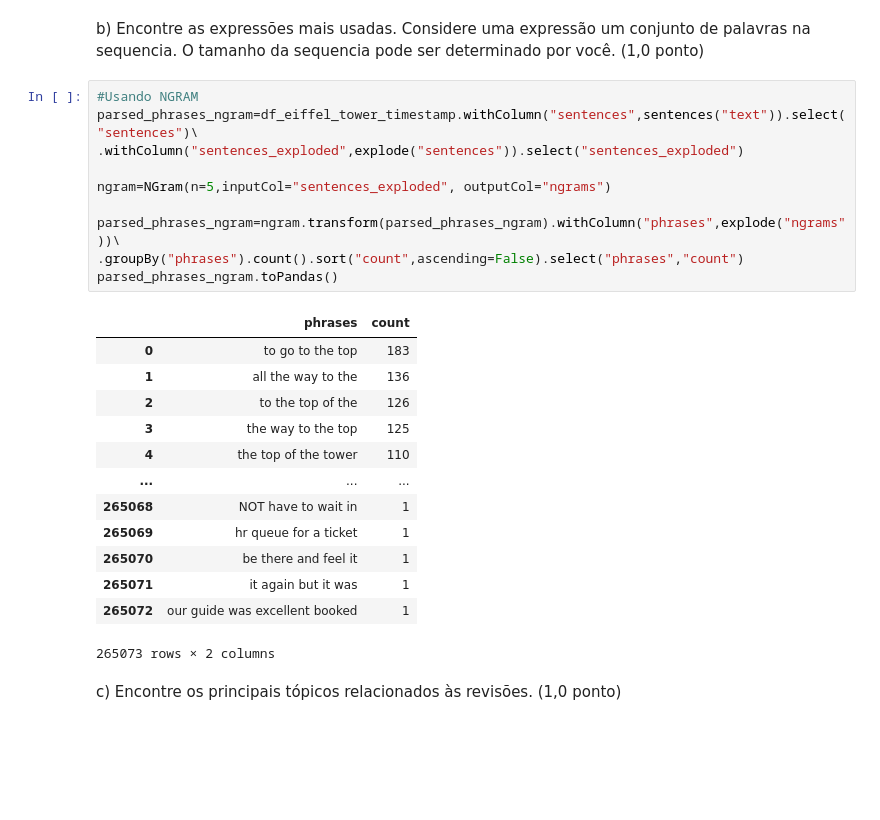
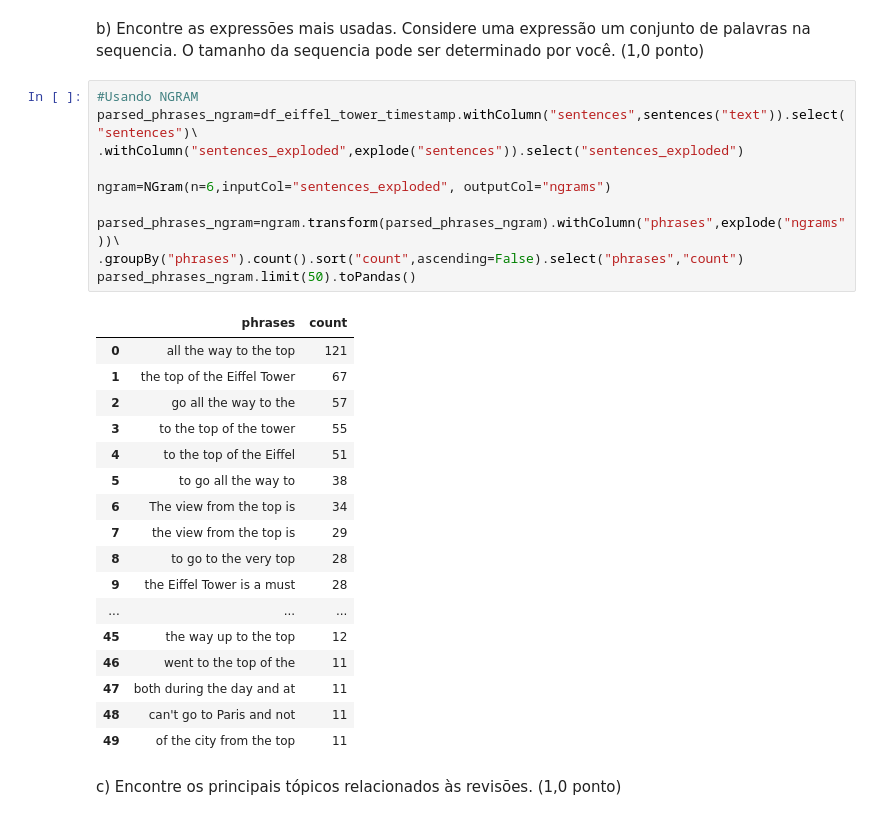
Before and after one commit to VicMisael/MapReduceNuvem2022, a Jupyter notebook: MapReduce.ipynb, the cells around one changed output. Cells and saved outputs as stored; diff of their text form; blank space fills up the shorter version.

```diff
--- a/MapReduce.ipynb
+++ b/MapReduce.ipynb
@@ -368,27 +373,31 @@ você. (1,0 ponto)
 # %%
 #Usando NGRAM
 parsed_phrases_ngram=df_eiffel_tower_timestamp.withColumn("sentences",sentences("text")).select("sentences")\
 .withColumn("sentences_exploded",explode("sentences")).select("sentences_exploded")
 
-ngram=NGram(n=5,inputCol="sentences_exploded", outputCol="ngrams")
+ngram=NGram(n=6,inputCol="sentences_exploded", outputCol="ngrams")
 
 parsed_phrases_ngram=ngram.transform(parsed_phrases_ngram).withColumn("phrases",explode("ngrams"))\
 .groupBy("phrases").count().sort("count",ascending=False).select("phrases","count")
-parsed_phrases_ngram.toPandas()
+parsed_phrases_ngram.limit(50).toPandas()
 # %% [output]
 |  | phrases | count |
-| 0 | to go to the top | 183 |
-| 1 | all the way to the | 136 |
-| 2 | to the top of the | 126 |
-| 3 | the way to the top | 125 |
-| 4 | the top of the tower | 110 |
+| 0 | all the way to the top | 121 |
+| 1 | the top of the Eiffel Tower | 67 |
+| 2 | go all the way to the | 57 |
+| 3 | to the top of the tower | 55 |
+| 4 | to the top of the Eiffel | 51 |
+| 5 | to go all the way to | 38 |
+| 6 | The view from the top is | 34 |
+| 7 | the view from the top is | 29 |
+| 8 | to go to the very top | 28 |
+| 9 | the Eiffel Tower is a must | 28 |
 | ... | ... | ... |
-| 265068 | NOT have to wait in | 1 |
-| 265069 | hr queue for a ticket | 1 |
-| 265070 | be there and feel it | 1 |
-| 265071 | it again but it was | 1 |
-| 265072 | our guide was excellent booked | 1 |
+| 45 | the way up to the top | 12 |
+| 46 | went to the top of the | 11 |
+| 47 | both during the day and at | 11 |
+| 48 | can't go to Paris and not | 11 |
+| 49 | of the city from the top | 11 |
-265073 rows × 2 columns
 # %% [markdown]
 c) Encontre os principais tópicos relacionados às revisões. (1,0 ponto)
 # %%
```
Also changed, not shown: parts of 9 cells of this notebook.
